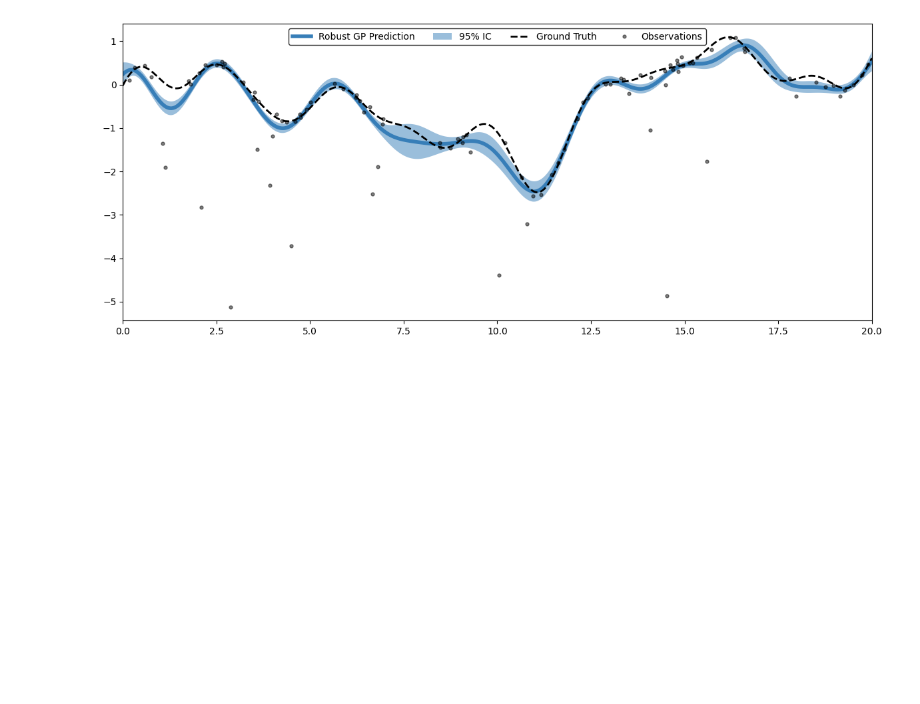
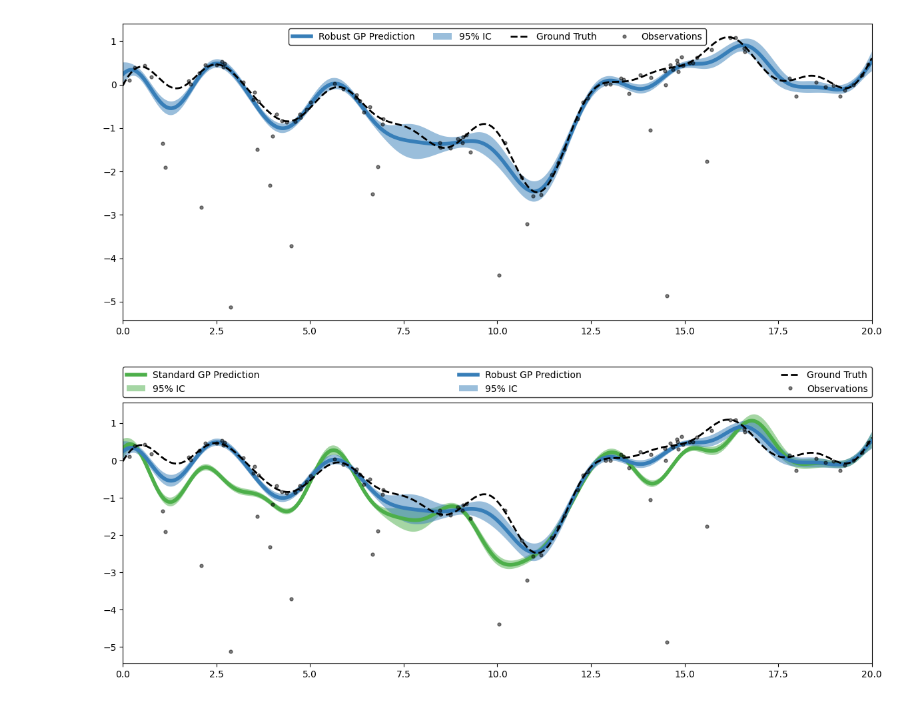
Before and after one commit to maltamiranomontero/RCGP, a Jupyter notebook: experiments.ipynb, the cells around one changed output. Drawn from its saved outputs; the diff is of its cells as text; code cells hidden in the pictures; blank space fills up the shorter version.

```diff
--- a/experiments.ipynb
+++ b/experiments.ipynb
@@ -103,25 +103,27 @@ plt.tight_layout()
 # %% [output]
 [figure]
 # %%
-plt.plot(x, f_mean, c=CB_color_cycle[2], lw=4, label= 'Standard GP Prediction')
+plt.plot(x[:,0], f_mean[:,0], c=CB_color_cycle[2], lw=4, label= 'Standard GP Prediction')
 plt.fill_between(
-    x,
-    f_mean - 1.96 * f_std,
-    f_mean + 1.96 * f_std,
+    x[:,0],
+    f_mean[:,0] - 1.96 * f_std[:,0],
+    f_mean[:,0] + 1.96 * f_std[:,0],
     facecolor= CB_color_cycle[2],
     alpha=0.5,
     label='95% IC')
-plt.plot(x, f_mean_dsm, c=CB_color_cycle[0], lw=4, label= 'Robust GP Prediction')
+plt.plot(x[:,0], f_mean_dsm[:,0], c=CB_color_cycle[0], lw=4, label= 'Robust GP Prediction')
 plt.fill_between(
-    x,
-    f_mean_dsm - 1.96 * f_std_dsm,
-    f_mean_dsm + 1.96 * f_std_dsm,
+    x[:,0],
+    f_mean_dsm[:,0] - 1.96 * f_std_dsm[:,0],
+    f_mean_dsm[:,0] + 1.96 * f_std_dsm[:,0],
     facecolor= CB_color_cycle[0],
     alpha=0.5,
     label='95% IC')
 plt.plot(x, f, color='black', ls='--', lw=2, label='Ground Truth')
 plt.plot(x_obs, y_obs, 'k.', ms=7, alpha=0.5, label = 'Observations')
 plt.xlim(x[0], x[-1])
 plt.legend(bbox_to_anchor=(0, 1.02, 1, 0.2), loc="lower left",
                 mode="expand", borderaxespad=0, ncol=3, edgecolor='k')
 plt.tight_layout()
+# %% [output]
+[figure, added]
```
